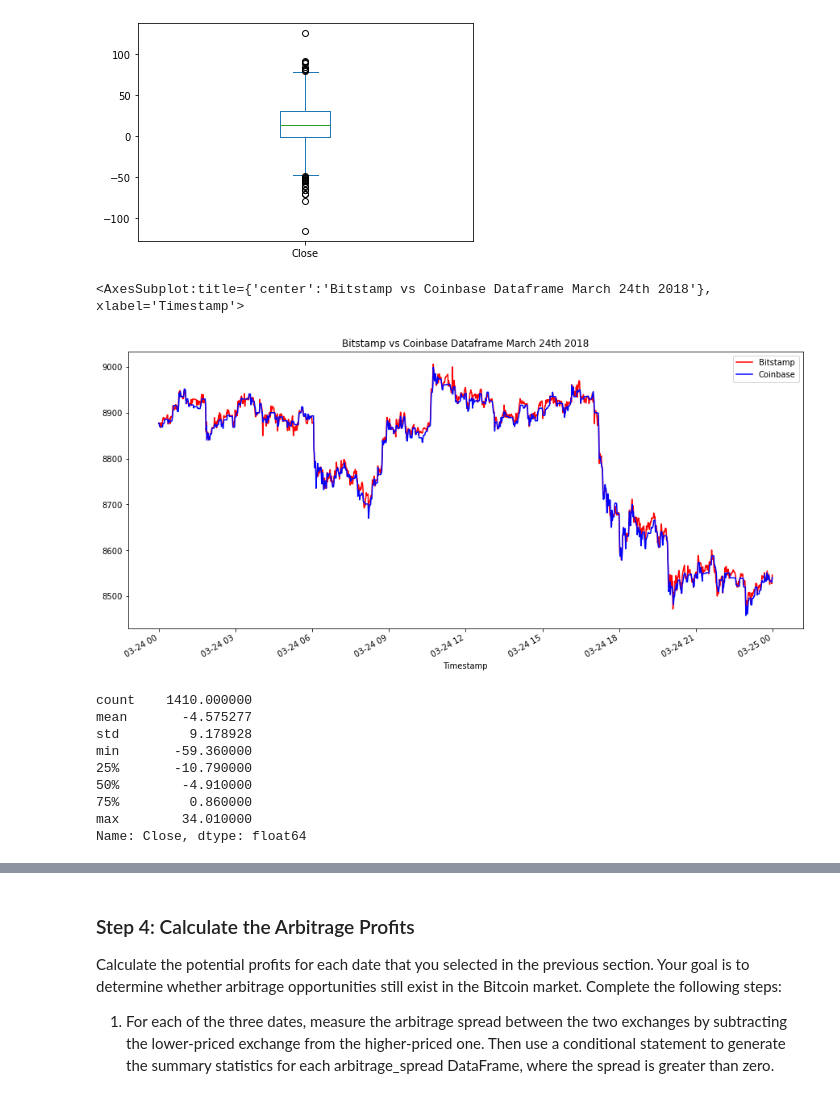
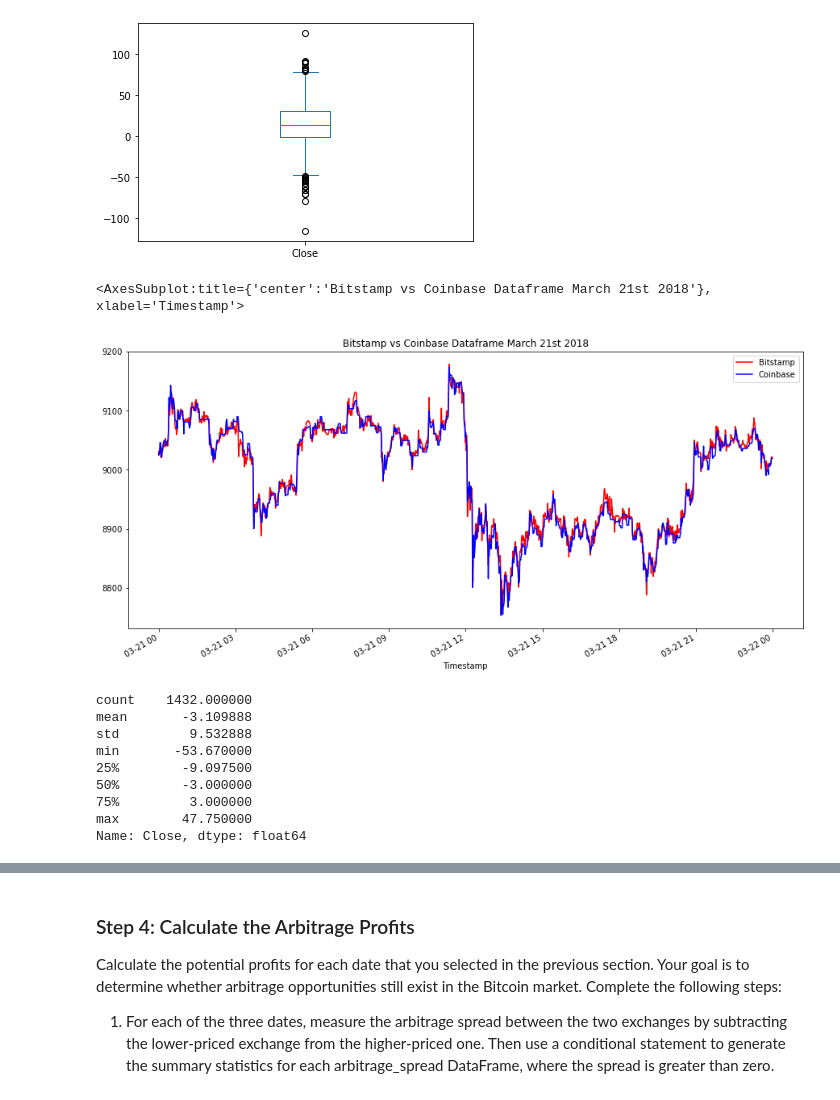
Before and after one commit to yanickw/crypto_arbitrage, a Jupyter notebook: crypto_arbitrage.ipynb, the cells around one changed output, grey strips where cells are left out. Saved outputs shown, nothing was run; the diff lists cells and outputs as text; code cells hidden in the pictures.

```diff
--- a/crypto_arbitrage.ipynb
+++ b/crypto_arbitrage.ipynb
@@ -494,27 +494,27 @@ arbitrage_spread_middle.plot(kind="box")
 # %%
 # Create an overlay plot that visualizes the two dataframes over a period of one day from late in the dataset.
 # Be sure that the plots include the parameters `legend`, `figsize`, `title`, `color` and `label`
-bitstamp_df['Close'].loc['2018-03-24 00:00:00':'2018-03-24 23:59:00'].plot(legend=True, figsize=(15,7), title="Bitstamp vs Coinbase Dataframe March 24th 2018", color="red", label="Bitstamp")
-coinbase_df['Close'].loc['2018-03-24 00:00:00':'2018-03-24 23:59:00'].plot(legend=True, figsize=(15,7), color="blue", label="Coinbase")
+bitstamp_df['Close'].loc['2018-03-21'].plot(legend=True, figsize=(15,7), title="Bitstamp vs Coinbase Dataframe March 21st 2018", color="red", label="Bitstamp")
+coinbase_df['Close'].loc['2018-03-21'].plot(legend=True, figsize=(15,7), color="blue", label="Coinbase")
 # %% [output]
-<AxesSubplot:title={'center':'Bitstamp vs Coinbase Dataframe March 24th 2018'}, xlabel='Timestamp'>
+<AxesSubplot:title={'center':'Bitstamp vs Coinbase Dataframe March 21st 2018'}, xlabel='Timestamp'>
-[figure, old version]
+[figure, new version]
 # %%
 # Using the date from the late that you have selected, calculate the arbitrage spread
 # by subtracting the bitstamp lower closing prices from the coinbase higher closing prices
-arbitrage_spread_late = coinbase_df["Close"].loc["2018-03-24"]-bitstamp_df["Close"].loc["2018-03-24"]
+arbitrage_spread_late = coinbase_df["Close"].loc["2018-03-21"]-bitstamp_df["Close"].loc["2018-03-21"]
 
 # Generate summary statistics for the late DataFrame
 arbitrage_spread_late.describe()
 # %% [output]
-count    1410.000000
-mean       -4.575277
-std         9.178928
-min       -59.360000
-25%       -10.790000
-50%        -4.910000
-75%         0.860000
-max        34.010000
+count    1432.000000
+mean       -3.109888
+std         9.532888
+min       -53.670000
+25%        -9.097500
+50%        -3.000000
+75%         3.000000
+max        47.750000
 Name: Close, dtype: float64
 # %%
 # Visualize the arbitrage spread from late in the dataset in a box plot
```
Also changed, not shown: parts of 10 cells of this notebook.
